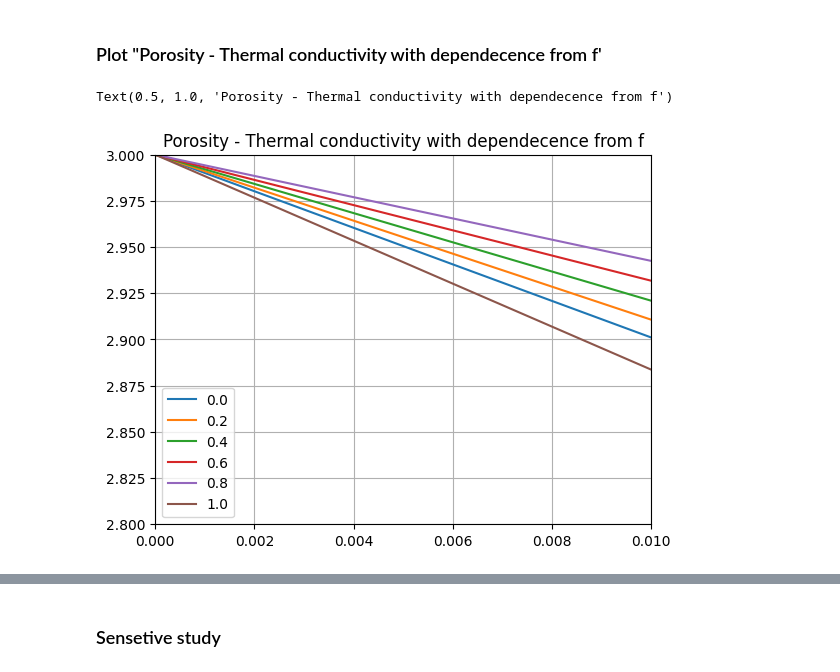
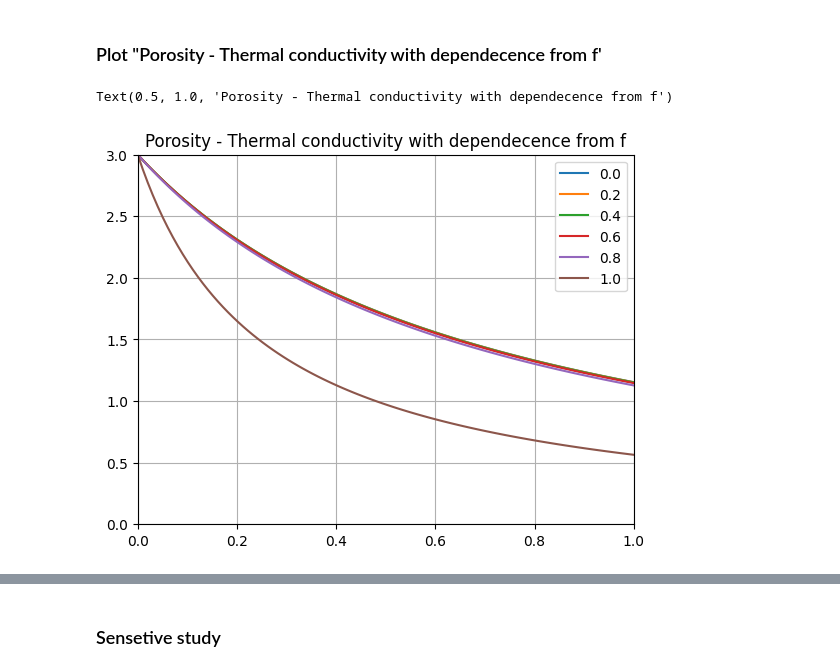
Before and after one commit to MariiaKalinina/Elasticity, a Jupyter notebook: Permeability_from_TC.ipynb, the cells around one changed output, grey strips where cells are left out. Drawn from its saved outputs; the diff is of its cells as text; code cells hidden in the pictures.

```diff
--- a/Permeability_from_TC.ipynb
+++ b/Permeability_from_TC.ipynb
@@ -715,24 +715,24 @@ def effective_tc_f(conc, alpha_shape, lam, f):
 # %%
 N, n = 100, 6
 
 for f in np.linspace(0, 1, n):
 
   eff_tc = []
 
   for porosity in np.linspace(0, 0.1, N):
 
     conc = [1-porosity, porosity]
-    alpha_shape = [1, 10**-3]
+    alpha_shape = [1, 0.01]
     mlam = [3, 0.025]
 
     eff_tc.append(effective_tc_f(conc, alpha_shape, mlam, f))
 
   plt.plot(np.linspace(0, 1, N),  eff_tc, label=f"{np.round(f, 1)}")
   plt.legend()
-plt.xlim(0, 0.01)
-plt.ylim(2.8, 3)
+plt.xlim(0,1)
+plt.ylim(0,3)
 plt.grid()
 plt.title('Porosity - Thermal conductivity with dependecence from f')
 # %% [output]
 Text(0.5, 1.0, 'Porosity - Thermal conductivity with dependecence from f')
-[figure, old version]
+[figure, new version]
```
Also changed, not shown: parts of 5 cells of this notebook.
